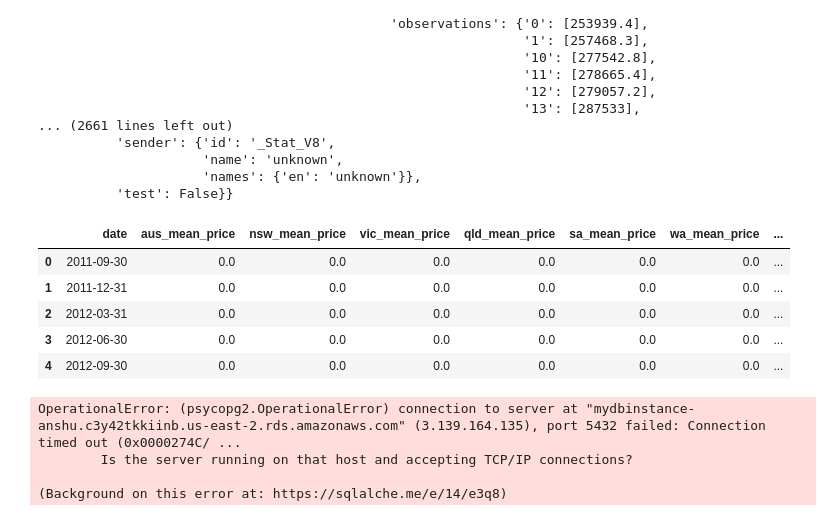
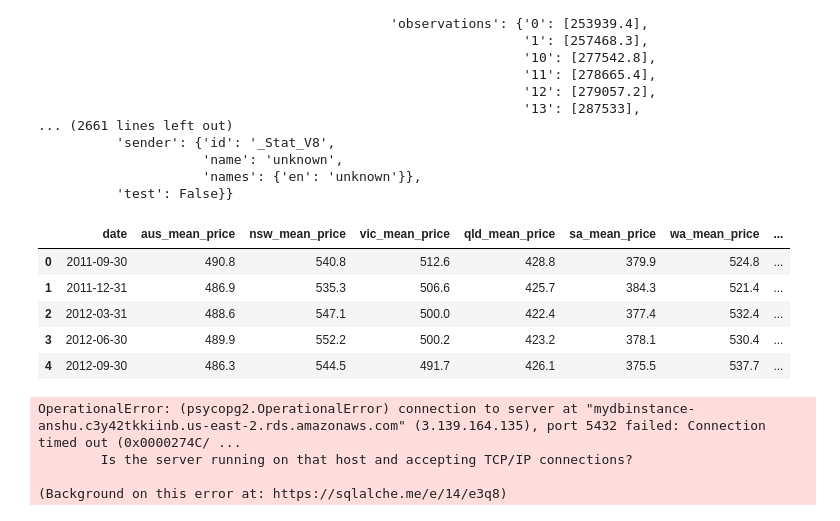
Before and after one commit to Frankr22/Interest-Rate-and-Housing-Market-Interactive-Data-Visualization, a Jupyter notebook: ETL/jupyterNotebooks/ABS_API.ipynb, the cells around one changed output. Saved outputs shown, nothing was run; the diff lists cells and outputs as text; code cells hidden in the pictures.

```diff
--- a/ETL/jupyterNotebooks/ABS_API.ipynb
+++ b/ETL/jupyterNotebooks/ABS_API.ipynb
@@ -59,40 +56,43 @@ series = json_data['data']['dataSets'][0]['series']
 # %%
+# find the data using the path
+series = json_data['data']['dataSets'][0]['series']
+
 # Series to add
 series_to_add = {'4:3:0': 'aus_mean_price','4:5:0': 'nsw_mean_price', '4:7:0': 'vic_mean_price', '4:2:0': 'qld_mean_price',
                  '4:0:0': 'sa_mean_price', '4:6:0': 'wa_mean_price', '4:8:0': 'tas_mean_price',
                  '4:4:0': 'nt_mean_price', '4:1:0': 'act_mean_price'}
 
 # Initialize an empty DataFrame
 aus_df = pd.DataFrame()
 
 # Create a PeriodIndex for the time period with a frequency of 'Q' for quarters
 time_period = pd.date_range(start='2011-07-01', periods=45, freq='Q')
 
 # Convert the date to YYYY-MM-DD format
 time_period = time_period.strftime('%Y-%m-%d')
 
 # Add the date column to the empty DataFrame
 aus_df['date'] = time_period
 
 # Loop through additional series
 for key, value in series_to_add.items():
     # Extract observations for each series
     observations = series[key]['observations']
     # Create a new DataFrame with observations
     new_df = pd.DataFrame.from_dict(observations,orient='index')
     new_df.rename(columns={0:value}, inplace=True)
-    # Concatenate new_df to aus_df
+    new_df = new_df.reset_index(drop=True)
     aus_df = pd.concat([aus_df, new_df], axis=1)
 
 aus_df.fillna(0, inplace=True)
 aus_df.head()
 # %% [output]
 |  | date | aus_mean_price | nsw_mean_price | vic_mean_price | qld_mean_price | sa_mean_price | wa_mean_price | ... |
-| 0 | 2011-09-30 | 0.0 | 0.0 | 0.0 | 0.0 | 0.0 | 0.0 | ... |
-| 1 | 2011-12-31 | 0.0 | 0.0 | 0.0 | 0.0 | 0.0 | 0.0 | ... |
-| 2 | 2012-03-31 | 0.0 | 0.0 | 0.0 | 0.0 | 0.0 | 0.0 | ... |
-| 3 | 2012-06-30 | 0.0 | 0.0 | 0.0 | 0.0 | 0.0 | 0.0 | ... |
-| 4 | 2012-09-30 | 0.0 | 0.0 | 0.0 | 0.0 | 0.0 | 0.0 | ... |
+| 0 | 2011-09-30 | 490.8 | 540.8 | 512.6 | 428.8 | 379.9 | 524.8 | ... |
+| 1 | 2011-12-31 | 486.9 | 535.3 | 506.6 | 425.7 | 384.3 | 521.4 | ... |
+| 2 | 2012-03-31 | 488.6 | 547.1 | 500.0 | 422.4 | 377.4 | 532.4 | ... |
+| 3 | 2012-06-30 | 489.9 | 552.2 | 500.2 | 423.2 | 378.1 | 530.4 | ... |
+| 4 | 2012-09-30 | 486.3 | 544.5 | 491.7 | 426.1 | 375.5 | 537.7 | ... |
 # %%
 # connect to cloud database using SQLAlchemy
 protocol = 'postgresql'
```
Also changed, not shown: parts of 1 cell of this notebook, 5 other files.
